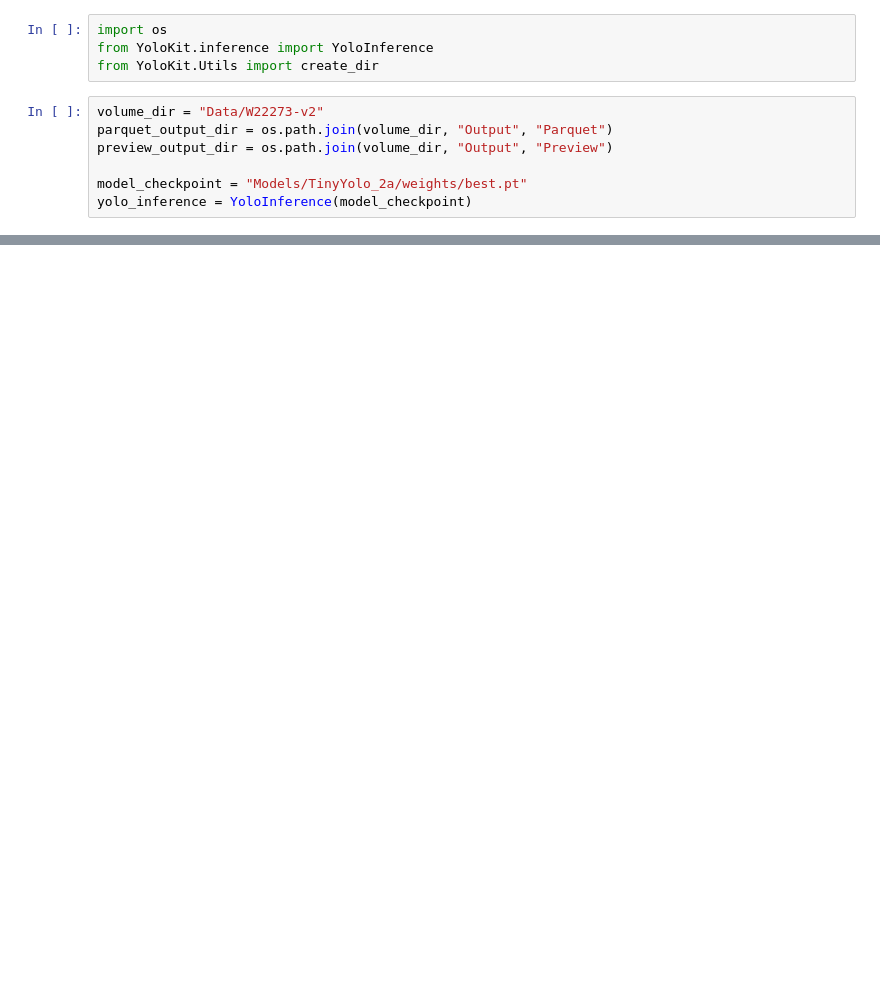
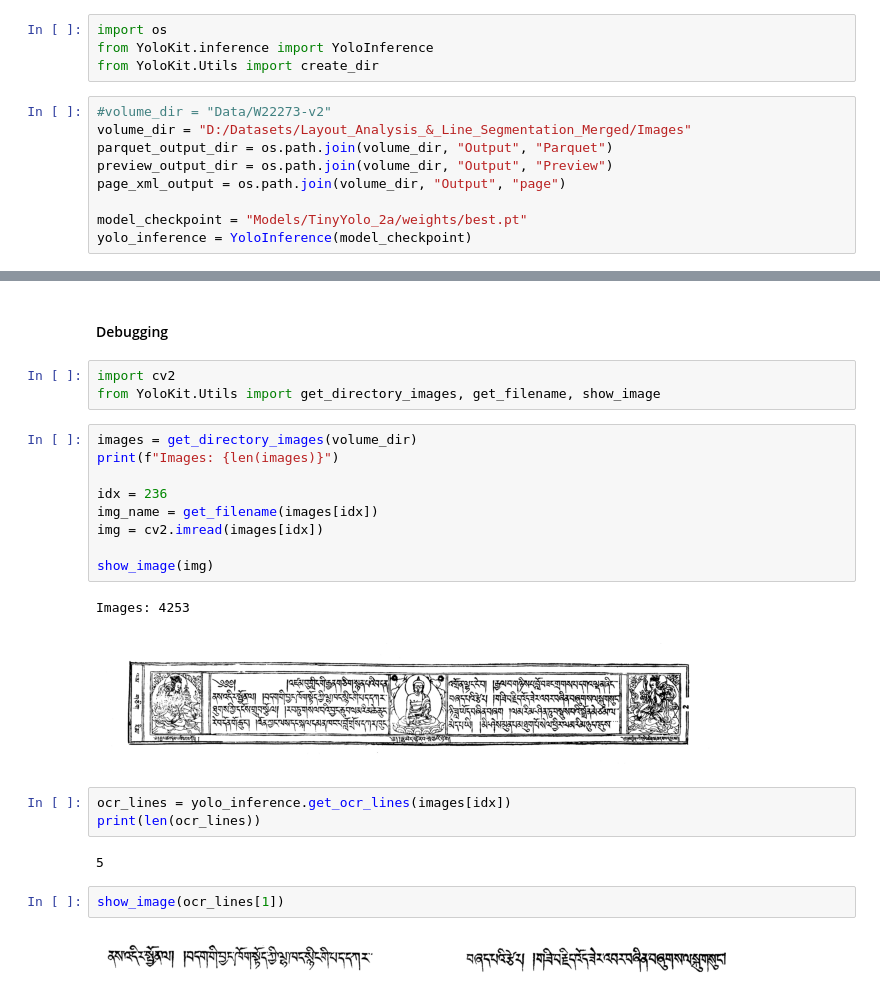
Before and after one commit to buda-base/yolo-segmentation, a Jupyter notebook: InferenceClass.ipynb, the cells around one changed output, grey strips where cells are left out. Cells and saved outputs as stored; diff of their text form; blank space fills up the shorter version.

```diff
--- a/InferenceClass.ipynb
+++ b/InferenceClass.ipynb
@@ -3,9 +3,11 @@ import os
 from YoloKit.inference import YoloInference
 from YoloKit.Utils import create_dir
 # %%
-volume_dir = "Data/W22273-v2"
+#volume_dir = "Data/W22273-v2"
+volume_dir = "D:/Datasets/Layout_Analysis_&_Line_Segmentation_Merged/Images"
 parquet_output_dir = os.path.join(volume_dir, "Output", "Parquet")
 preview_output_dir = os.path.join(volume_dir, "Output", "Preview")
+page_xml_output = os.path.join(volume_dir, "Output", "page")
 
 model_checkpoint = "Models/TinyYolo_2a/weights/best.pt"
 yolo_inference = YoloInference(model_checkpoint)
@@ -15,0 +57,26 @@ TypeError: unsupported operand type(s) for |=: 'numpy.ndarray' and 'Tensor'
+# %% [markdown]
+#### Debugging
+# %%
+import cv2
+from YoloKit.Utils import get_directory_images, get_filename, show_image
+# %%
+images = get_directory_images(volume_dir)
+print(f"Images: {len(images)}")
+
+idx = 236
+img_name = get_filename(images[idx])
+img = cv2.imread(images[idx])
+
+show_image(img)
+# %% [output]
+Images: 4253
+[figure, added]
+# %%
+ocr_lines = yolo_inference.get_ocr_lines(images[idx])
+print(len(ocr_lines))
+# %% [output]
+5
+# %%
+show_image(ocr_lines[1])
+# %% [output]
+[figure, added]
```
Also changed, not shown: parts of 1 cell of this notebook, 7 other files.
